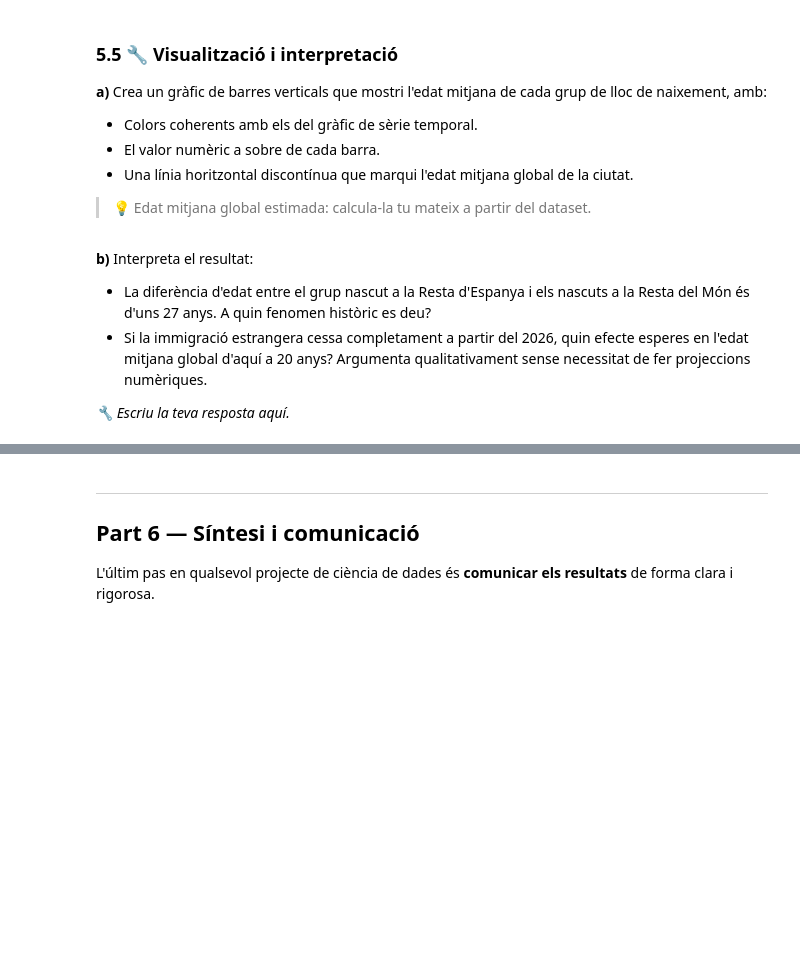
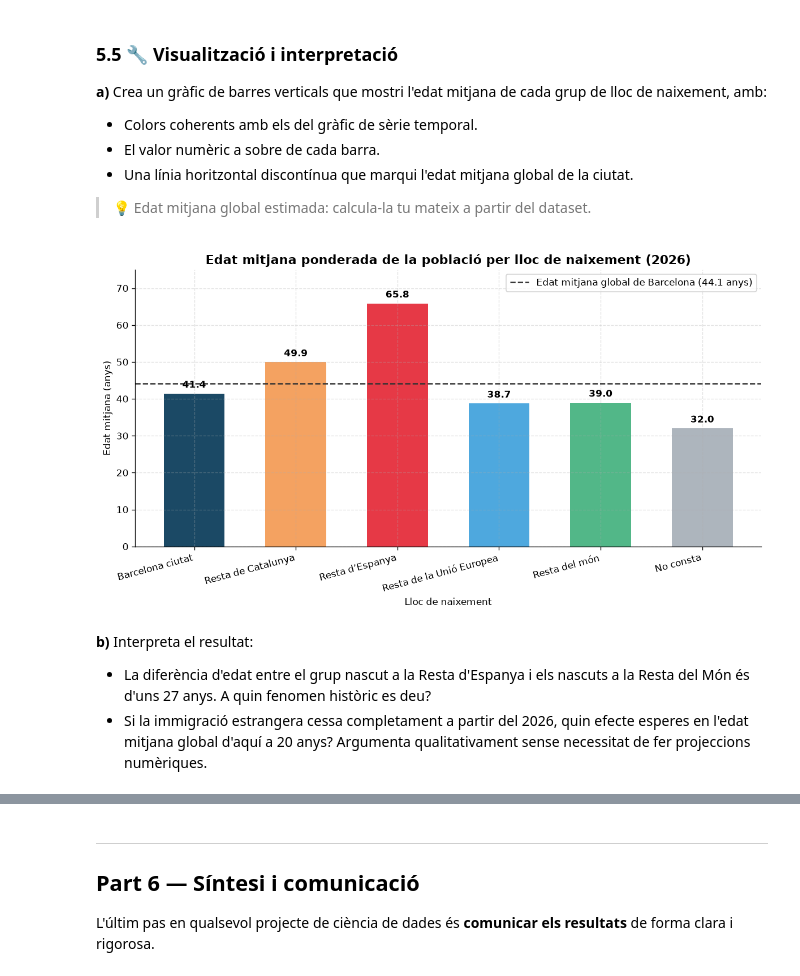
Before and after one commit to TonMartin777/Taller-de-Nous-Usos-de-la-Informatica, a Jupyter notebook: P1/exercici1.ipynb, the cells around one changed output, grey strips where cells are left out. Cells and saved outputs as stored; diff of their text form; code cells hidden in the pictures; blank space fills up the shorter version.

```diff
--- a/P1/exercici1.ipynb
+++ b/P1/exercici1.ipynb
@@ -545,8 +985,8 @@ Completa el diccionari `MIDPOINTS` seguint la lògica:
 - Grup 21 (No consta) → `None` (s'ha d'excloure del càlcul)
 # %%
 # 🔧 Completa el diccionari de punts mig
-MIDPOINTS = {i: ___  for i in range(20)}   # grups 0–19
-MIDPOINTS[20] = ___   # ≥ 100 anys
+MIDPOINTS = {i: i * 5 + 2 for i in range(20)}   # grups 0–19 (2, 7, 12, ..., 97)
+MIDPOINTS[20] = 100   # ≥ 100 anys
 MIDPOINTS[21] = None  # No consta → s'exclou
 
 # Comprova que tens 21 valors numèrics (grup 21 és None)
@@ -568,8 +1010,20 @@ Implementa la funció `edat_mitjana_per_lloc(df, midpoints)` que:
 > 💡 Pista: `groupby(...).apply(lambda g: ...)`
 # %%
 def edat_mitjana_per_lloc(df: pd.DataFrame, midpoints: dict) -> pd.DataFrame:
-    # 🔧 Implementa la funció
-    ...
+    df_valid = df[(df["EDAT_Q"] != 21) & (df["LLOC_NAIX"].isin(range(1, 7)))].copy()
+    df_valid["midpoint"] = df_valid["EDAT_Q"].map(midpoints)
+    df_valid["edat_ponderada"] = df_valid["midpoint"] * df_valid["Valor"]
+
+    agregat = (
+        df_valid
+        .groupby("LLOC_NAIX", as_index=False)
+        .agg(
+            Suma_Ponderada=("edat_ponderada", "sum"),
+            Poblacio=("Valor", "sum"),
+        )
+    )
+    agregat["Edat_Mitjana"] = agregat["Suma_Ponderada"] / agregat["Poblacio"]
+    return agregat[["LLOC_NAIX", "Edat_Mitjana"]]
 
 edat_m = edat_mitjana_per_lloc(df_edat, MIDPOINTS)
 edat_m = edat_m.merge(lloc_naix_dict, on="LLOC_NAIX")
@@ -585,8 +1047,56 @@ de cada grup de lloc de naixement, amb:
 
 > 💡 Edat mitjana global estimada: calcula-la tu mateix a partir del dataset.
 # %%
-# 🔧 Gràfic d'edat mitjana
-# Recorda: plt.savefig('grafic_edat_mitjana.png', bbox_inches='tight')
+# 🔧 Gràfic d'edat mitjana per lloc de naixement
+# Calculem l'edat mitjana global de la ciutat
+df_edat_valid = df_edat[(df_edat["EDAT_Q"] != 21) & (df_edat["LLOC_NAIX"].isin(range(1, 7)))].copy()
+df_edat_valid["midpoint"] = df_edat_valid["EDAT_Q"].map(MIDPOINTS)
+edat_mitjana_global = (df_edat_valid["midpoint"] * df_edat_valid["Valor"]).sum() / df_edat_valid["Valor"].sum()
+
+colors_barres = [
+    "#1b4965",  # 1: Barcelona ciutat
+    "#f4a261",  # 2: Resta de Catalunya
+    "#e63946",  # 3: Resta d'Espanya
+    "#4ea8de",  # 4: Resta de la Unió Europea
+    "#52b788",  # 5: Resta del món
+    "#adb5bd",  # 6: No consta
+]
+
+fig, ax = plt.subplots(figsize=(10, 5.5))
+bars = ax.bar(edat_m["Lloc_Naix_Label"], edat_m["Edat_Mitjana"], color=colors_barres, width=0.6)
+
+for bar in bars:
+    alcada = bar.get_height()
+    ax.text(
+        bar.get_x() + bar.get_width() / 2,
+        alcada + 1.0,
+        f"{alcada:.1f}",
+        ha="center",
+        va="bottom",
+        fontsize=10,
+        fontweight="bold",
+    )
+
+ax.axhline(
+    edat_mitjana_global,
+    color="#333333",
+    linestyle="--",
+    linewidth=1.5,
+    label=f"Edat mitjana global de Barcelona ({edat_mitjana_global:.1f} anys)",
+)
+
+ax.set_title("Edat mitjana ponderada de la població per lloc de naixement (2026)", fontsize=13, fontweight="bold")
+ax.set_xlabel("Lloc de naixement")
+ax.set_ylabel("Edat mitjana (anys)")
+ax.set_ylim(0, 75)
+plt.xticks(rotation=15, ha="right")
+ax.legend(loc="upper right", frameon=True)
+
+plt.tight_layout()
+plt.savefig("grafic_edat_mitjana.png", bbox_inches="tight", dpi=150)
+plt.show()
+# %% [output]
+[figure, added]
 # %% [markdown]
 **b)** Interpreta el resultat:
 
@@ -596,6 +1106,4 @@ de cada grup de lloc de naixement, amb:
 - Si la immigració estrangera cessa completament a partir del 2026,
   quin efecte esperes en l'edat mitjana global d'aquí a 20 anys?
   Argumenta qualitativament sense necessitat de fer projeccions numèriques.
-
-*🔧 Escriu la teva resposta aquí.*
 # %% [markdown]
```
Also changed, not shown: parts of 26 cells of this notebook, 10 other files.
